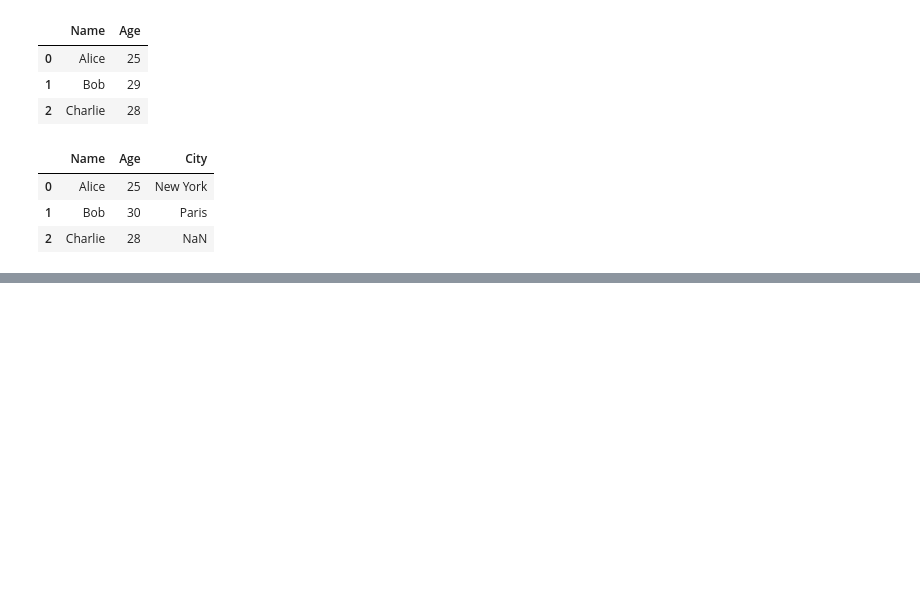
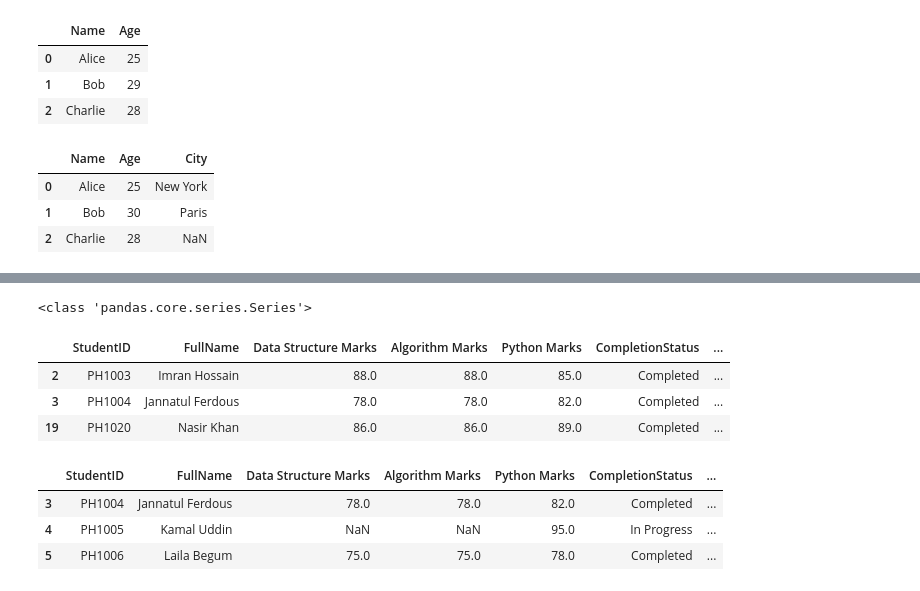
Before and after one commit to Nafiz-Himel/AI-Programming-With-Python, a Jupyter notebook: ML Toolbox (ML version)/OOP/Data Analysis with Pandas.ipynb, the cells around one changed output, grey strips where cells are left out. Saved outputs shown, nothing was run; the diff lists cells and outputs as text; code cells hidden in the pictures; blank space fills up the shorter version.

```diff
--- a/ML Toolbox (ML version)/OOP/Data Analysis with Pandas.ipynb
+++ b/ML Toolbox (ML version)/OOP/Data Analysis with Pandas.ipynb
@@ -340,0 +388,25 @@ data_df
+# %%
+# loc[row/index, column/features]
+
+df.loc[0]
+print(type(df.loc[0]))
+# %% [output]
+<class 'pandas.core.series.Series'>
+# %%
+# multiple row (normal list)
+
+df.loc[[2,3,19]]
+# %% [output]
+|  | StudentID | FullName | Data Structure Marks | Algorithm Marks | Python Marks | CompletionStatus | ... |
+| 2 | PH1003 | Imran Hossain | 88.0 | 88.0 | 85.0 | Completed | ... |
+| 3 | PH1004 | Jannatul Ferdous | 78.0 | 78.0 | 82.0 | Completed | ... |
+| 19 | PH1020 | Nasir Khan | 86.0 | 86.0 | 89.0 | Completed | ... |
+# %%
+# multiple row ( range )
+
+df.loc[3:5]
+# %% [output]
+|  | StudentID | FullName | Data Structure Marks | Algorithm Marks | Python Marks | CompletionStatus | ... |
+| 3 | PH1004 | Jannatul Ferdous | 78.0 | 78.0 | 82.0 | Completed | ... |
+| 4 | PH1005 | Kamal Uddin | NaN | NaN | 95.0 | In Progress | ... |
+| 5 | PH1006 | Laila Begum | 75.0 | 75.0 | 78.0 | Completed | ... |
```
Also changed, not shown: parts of 6 cells of this notebook.
